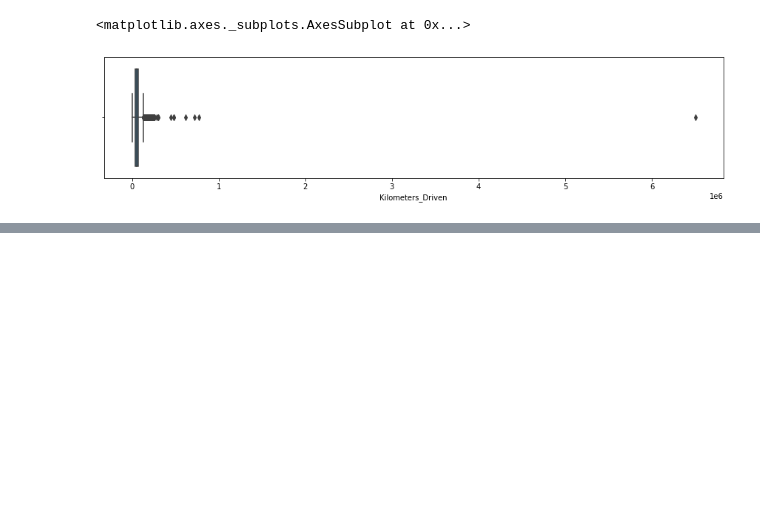
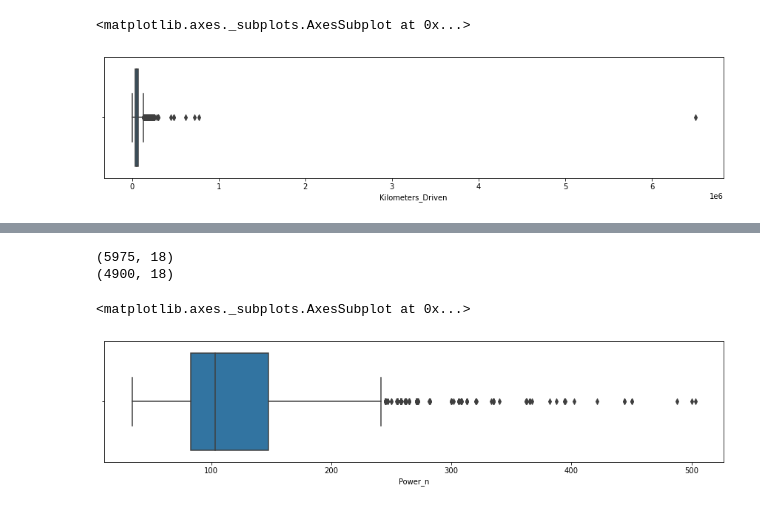
Before and after one commit to ranjeet964/Car-resell-price-prediction, a Jupyter notebook: trail.ipynb, the cells around one changed output, grey strips where cells are left out. Cells and saved outputs as stored; diff of their text form; code cells hidden in the pictures; blank space fills up the shorter version.

```diff
--- a/trail.ipynb
+++ b/trail.ipynb
@@ -641,0 +664,22 @@ sns.boxplot(x='Kilometers_Driven',data=df_train,ax=ax)
+# %%
+class RemoveOutliers(BaseEstimator,TransformerMixin):
+    """This class removes outliers from data.
+    Note: Outlier values are hard coded
+    """
+
+    def fit (self,X,y=None):
+        return self
+
+
+    def transform(self,X,y=None):
+        X=X[X['Kilometers_Driven']< 262000]
+
+        X=X[X['Price']<=100]
+
+        X=X[X['Power_n']<= 530]
+
+        X=X[X['Engine_n']<= 5900 ]
+
+        return X
+# %%
+new_train_data=RemoveOutliers().fit_transform(df_train)
@@ -641,0 +707,16 @@ sns.boxplot(x='Kilometers_Driven',data=df_train,ax=ax)
+# %%
+print(df_train.shape)
+print(new_train_data.shape)
+# %% [output]
+(5975, 18)
+(4900, 18)
+# %%
+fig, ax = plt.subplots()
+fig.set_size_inches(15,3)
+sns.boxplot(x='Power_n',data=new_train_data,ax=ax)
+# fig, ax = plt.subplots()
+# fig.set_size_inches(15,3)
+# sns.boxplot(x='Power_n',data=df_train,ax=ax)
+# %% [output]
+<matplotlib.axes._subplots.AxesSubplot at 0x...>
+[figure, added]
```
Also changed, not shown: parts of 105 cells of this notebook.
